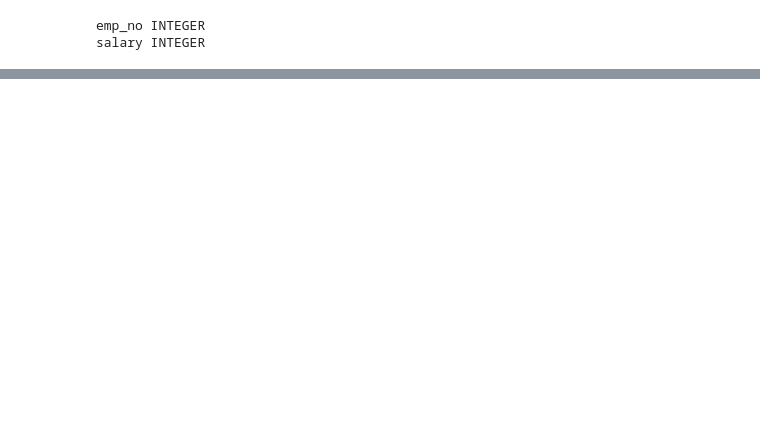
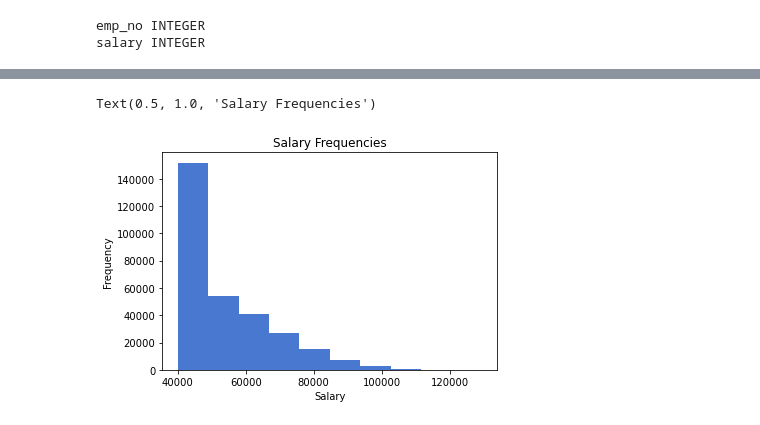
Before and after one commit to Brandy-knust/sql-challenge, a Jupyter notebook: EmployeeSQL/SQL_Bonus.ipynb, the cells around one changed output, grey strips where cells are left out. Drawn from its saved outputs; the diff is of its cells as text; code cells hidden in the pictures; blank space fills up the shorter version.

```diff
--- a/EmployeeSQL/SQL_Bonus.ipynb
+++ b/EmployeeSQL/SQL_Bonus.ipynb
@@ -68,0 +43,4 @@ NameError: name 'emp_id' is not defined
+# %%
+#Create data frame to show all data
+salary_emp_df = pd.read_sql("SELECT * FROM salaries;", engine.connect())
+salary_emp_df
@@ -68,0 +61,8 @@ NameError: name 'emp_id' is not defined
+# %%
+#create histogram of employee salaries
+ax = salary_emp_df["salary"].plot.hist()
+ax.set_xlabel("Salary")
+ax.set_title("Salary Frequencies")
+# %% [output]
+Text(0.5, 1.0, 'Salary Frequencies')
+[figure, added]
```
Also changed, not shown: parts of 26 cells of this notebook.
